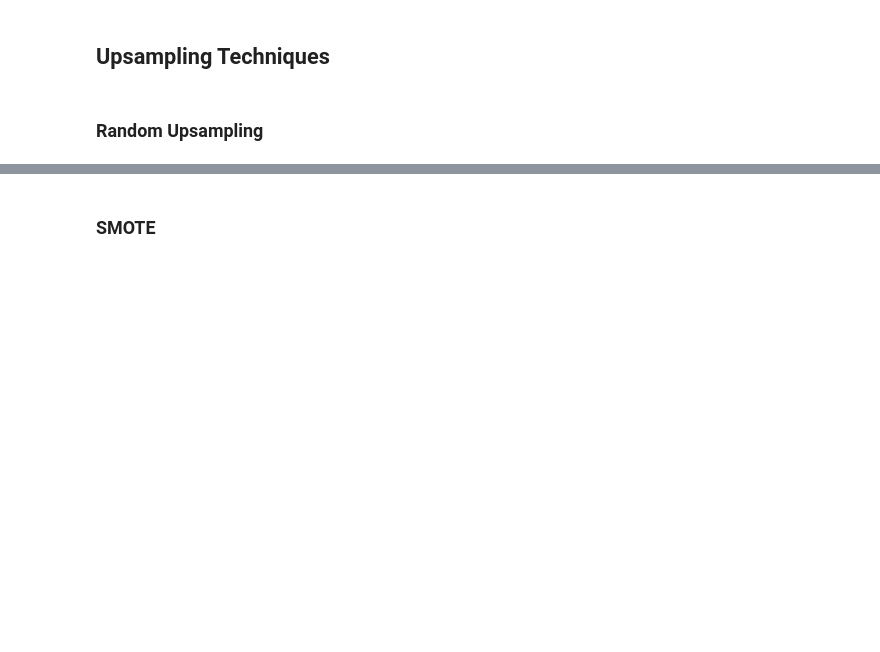
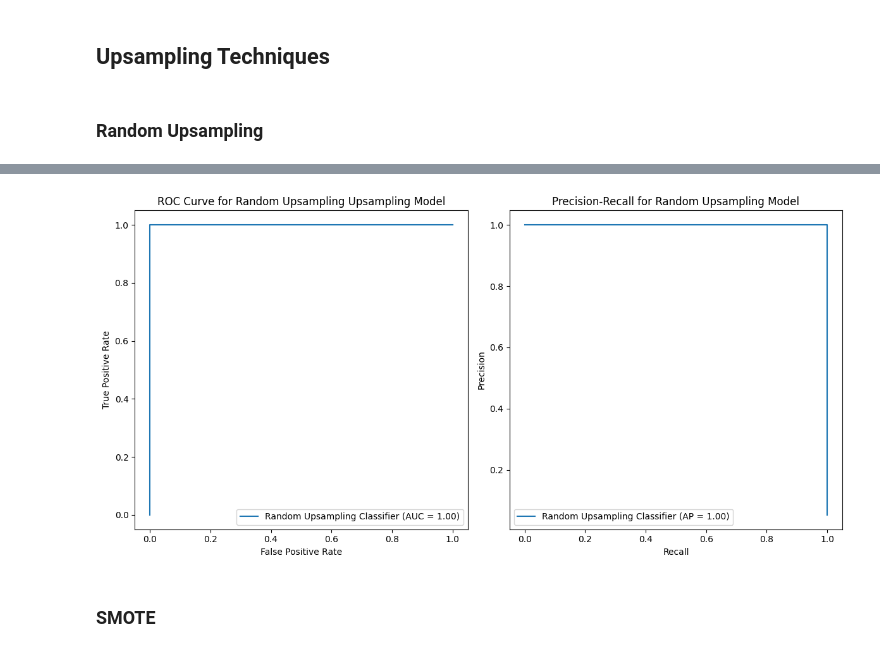
Before and after one commit to canoepus/think, a Jupyter notebook: upsampling.ipynb, the cells around one changed output, grey strips where cells are left out. Saved outputs shown, nothing was run; the diff lists cells and outputs as text; code cells hidden in the pictures; blank space fills up the shorter version.

```diff
--- a/upsampling.ipynb
+++ b/upsampling.ipynb
@@ -333,0 +316,6 @@ plt.show()
+# %%
+# Building and fitting classifer to Random Upsampled data
+randup_model = RandomForestClassifier(random_state=0)
+randup_model.fit(X_train_randup, Y_train_randup)
+randup_output = randup_model.predict_proba(X_test)
+y_class1_pred_prob_randup = randup_output[:, 1]
@@ -334,3 +328,38 @@ plt.show()
+# %%
+# Create subplots
+fig, axes = plt.subplots(1, 2, figsize=(12, 6))
+
+# Plot the ROC Curve
+metrics.RocCurveDisplay.from_predictions(
+    Y_test,
+    y_class1_pred_prob_randup,
+    pos_label=1,
+    name='Random Upsampling Classifier',
+    # plot_chance_level=True,
+    ax=axes[0]
+)
+axes[0].set_title("ROC Curve for Random Upsampling Upsampling Model")
+axes[0].set_xlabel("False Positive Rate")
+axes[0].set_ylabel("True Positive Rate")
+
+# Plot the Precision-Recall curve
+metrics.PrecisionRecallDisplay.from_predictions(
+    Y_test,
+    y_class1_pred_prob_randup,
+    pos_label = 1,
+    name = "Random Upsampling Classifier",
+    # plot_chance_level=True,
+    ax=axes[1]
+)
+axes[1].set_title("Precision-Recall for Random Upsampling Model")
+axes[1].set_xlabel("Recall")
+axes[1].set_ylabel("Precision")
+
+# Adjust layout and display
+plt.tight_layout()
+plt.show()
+# %% [output]
+[figure, added]
 # %% [markdown]
 ### SMOTE
 # %%
```
Also changed, not shown: parts of 23 cells of this notebook.
